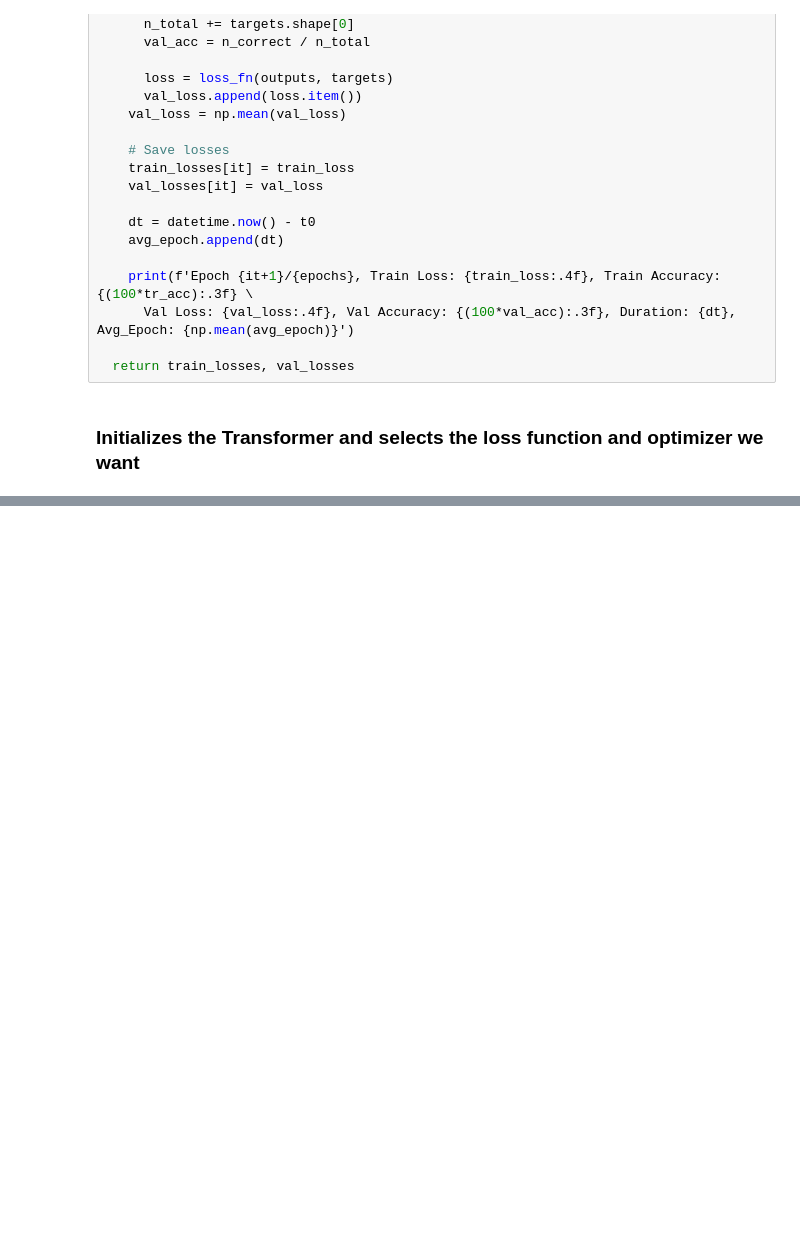
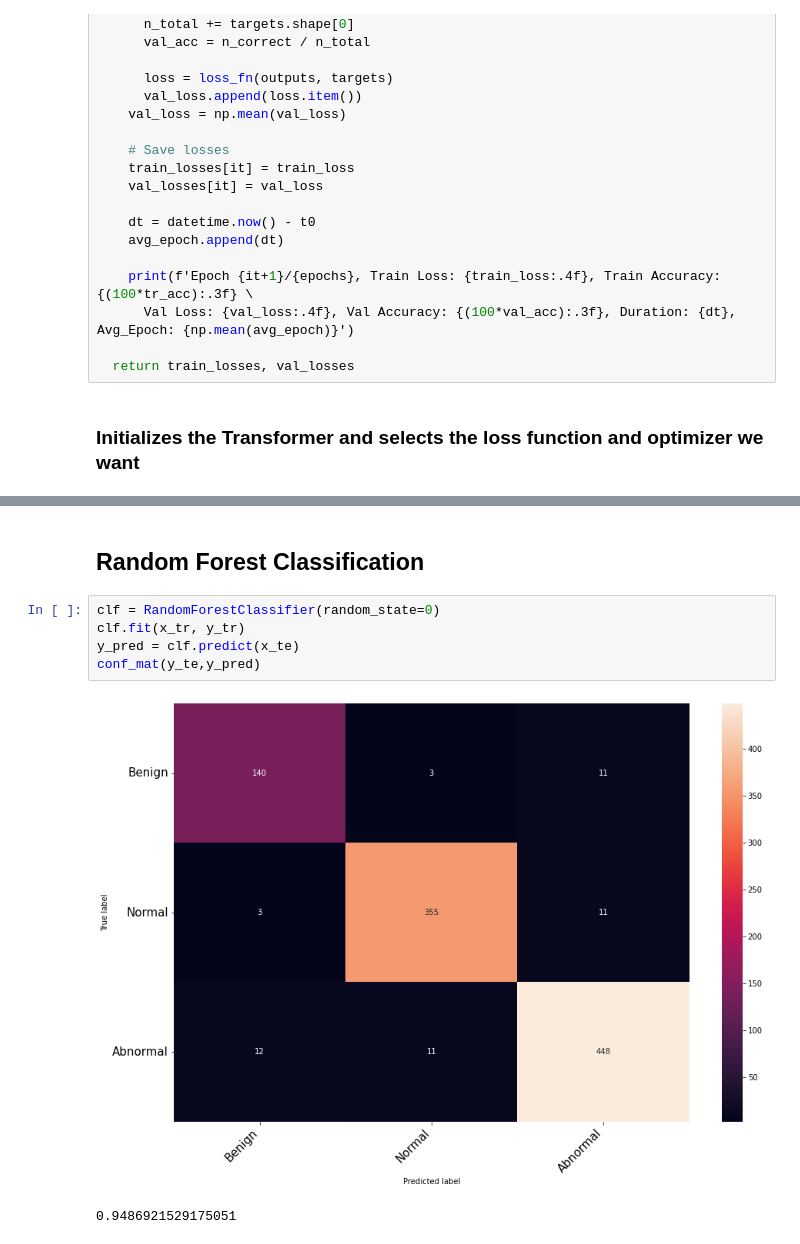
Before and after one commit to TFielloii/ERAU_MA540_Team5, a Jupyter notebook: CCT_Cervical_Cancer_Exp.ipynb, the cells around one changed output, grey strips where cells are left out. Cells and saved outputs as stored; diff of their text form; blank space fills up the shorter version.

```diff
--- a/CCT_Cervical_Cancer_Exp.ipynb
+++ b/CCT_Cervical_Cancer_Exp.ipynb
@@ -922,0 +1006,10 @@ clf.fit
+# %% [markdown]
+## Random Forest Classification
+# %%
+clf = RandomForestClassifier(random_state=0)
+clf.fit(x_tr, y_tr)
+y_pred = clf.predict(x_te)
+conf_mat(y_te,y_pred)
+# %% [output]
+[figure, added]
+0.9486921529175051
```
Also changed, not shown: parts of 25 cells of this notebook, 9 other files.
